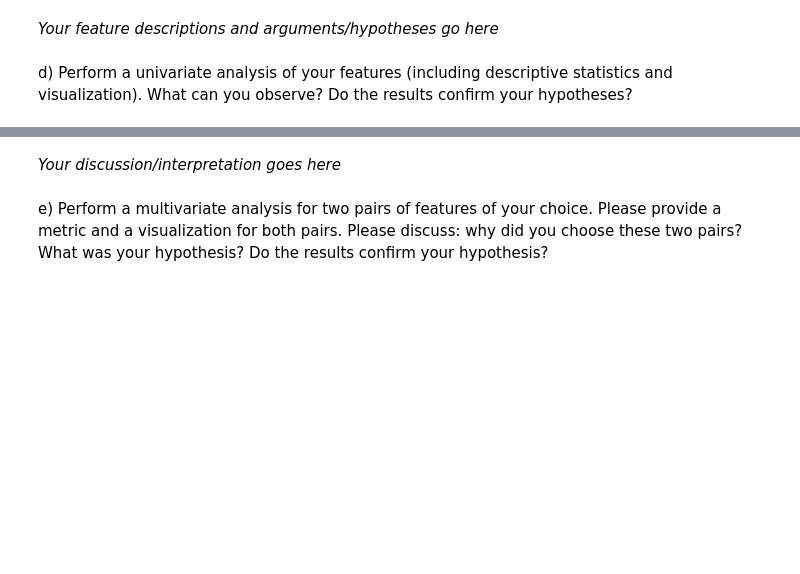
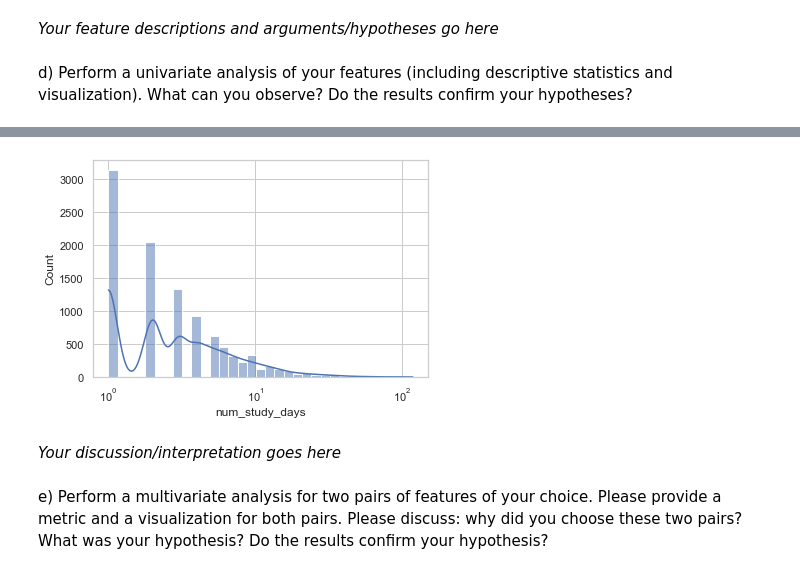
Before and after one commit to ssui-liu/mlbd-2022, a Jupyter notebook: project/m2_lernnavi_sciper.ipynb, the cells around one changed output, grey strips where cells are left out. Drawn from its saved outputs; the diff is of its cells as text; code cells hidden in the pictures; blank space fills up the shorter version.

```diff
--- a/project/m2_lernnavi_sciper.ipynb
+++ b/project/m2_lernnavi_sciper.ipynb
@@ -340,3 +362,7 @@ d) Perform a univariate analysis of your features (including descriptive statist
+# %%
+ax = sns.histplot(data=user_stats, x='num_study_days', kde=True, log_scale=True)
+# %% [output]
+[figure, added]
 # %% [markdown]
 *Your discussion/interpretation goes here*
 # %% [markdown]
```
Also changed, not shown: parts of 5 cells of this notebook.
